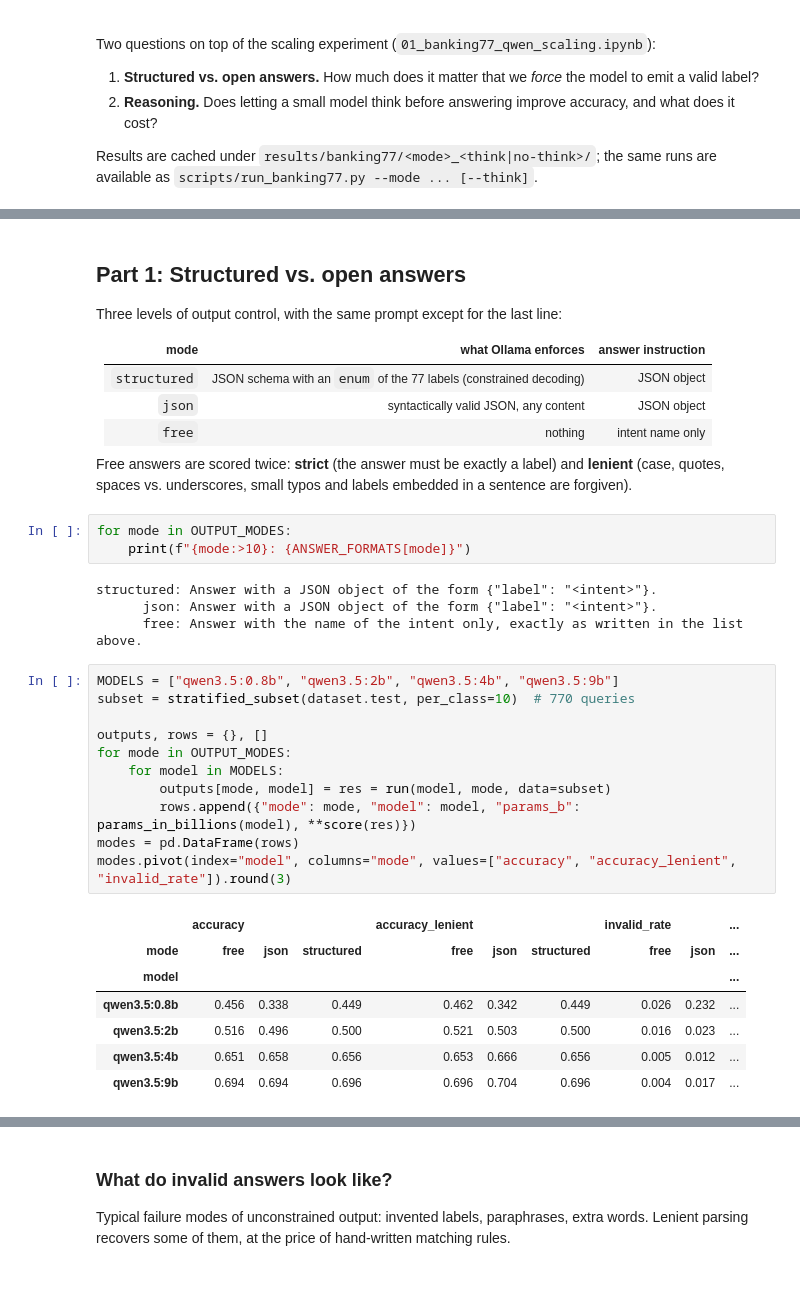
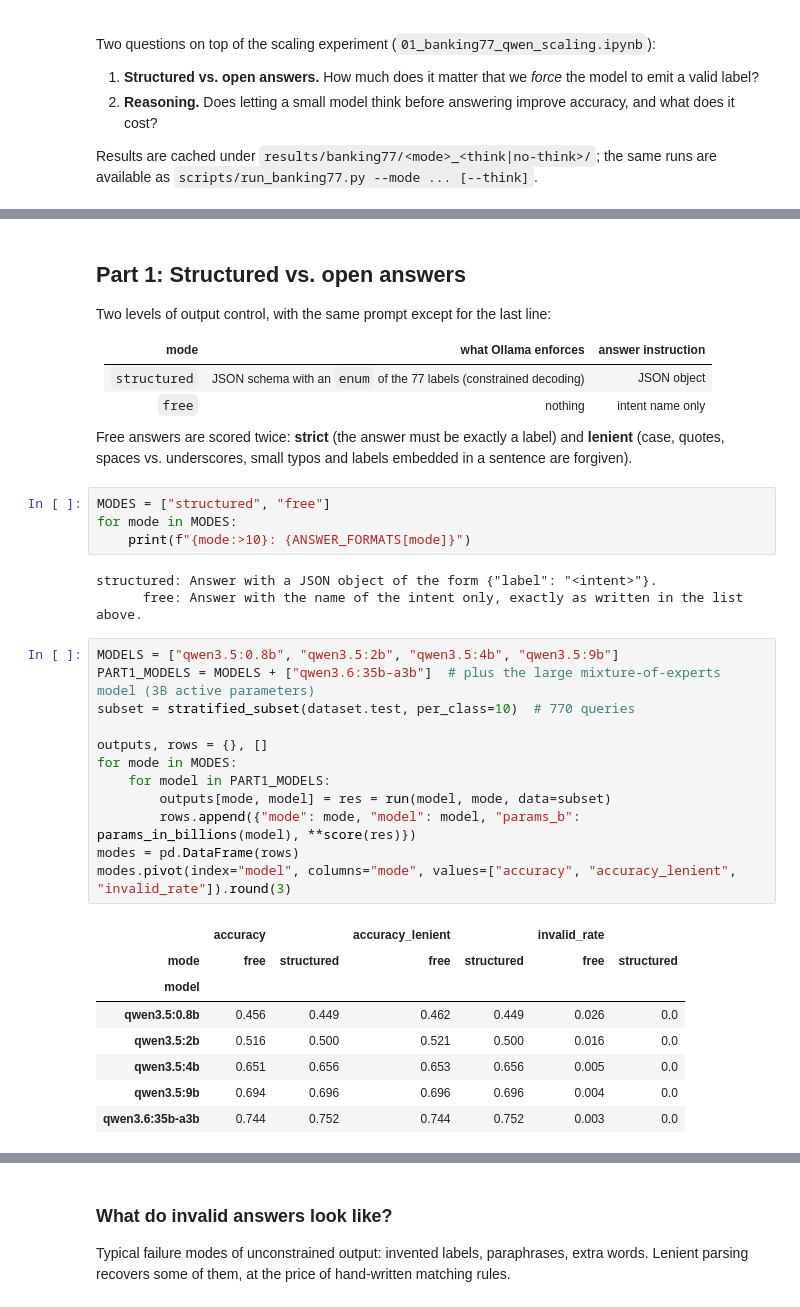
Before and after one commit to Erechtheus/small-language-models, a Jupyter notebook: notebooks/02_banking77_output_control_and_reasoning.ipynb, the cells around one changed output, grey strips where cells are left out. Saved outputs shown, nothing was run; the diff lists cells and outputs as text.

```diff
--- a/notebooks/02_banking77_output_control_and_reasoning.ipynb
+++ b/notebooks/02_banking77_output_control_and_reasoning.ipynb
@@ -39,41 +39,42 @@ def style(ax, title):
 # %% [markdown]
 ## Part 1: Structured vs. open answers
 
-Three levels of output control, with the same prompt except for the last line:
+Two levels of output control, with the same prompt except for the last line:
 
 | mode | what Ollama enforces | answer instruction |
 |---|---|---|
 | `structured` | JSON schema with an `enum` of the 77 labels (constrained decoding) | JSON object |
-| `json` | syntactically valid JSON, any content | JSON object |
 | `free` | nothing | intent name only |
 
 Free answers are scored twice: **strict** (the answer must be exactly a label) and **lenient**
 (case, quotes, spaces vs. underscores, small typos and labels embedded in a sentence are forgiven).
 # %%
-for mode in OUTPUT_MODES:
+MODES = ["structured", "free"]
+for mode in MODES:
     print(f"{mode:>10}: {ANSWER_FORMATS[mode]}")
 # %% [output]
 structured: Answer with a JSON object of the form {"label": "<intent>"}.
-      json: Answer with a JSON object of the form {"label": "<intent>"}.
       free: Answer with the name of the intent only, exactly as written in the list above.
 # %%
 MODELS = ["qwen3.5:0.8b", "qwen3.5:2b", "qwen3.5:4b", "qwen3.5:9b"]
+PART1_MODELS = MODELS + ["qwen3.6:35b-a3b"]  # plus the large mixture-of-experts model (3B active parameters)
 subset = stratified_subset(dataset.test, per_class=10)  # 770 queries
 
 outputs, rows = {}, []
-for mode in OUTPUT_MODES:
-    for model in MODELS:
+for mode in MODES:
+    for model in PART1_MODELS:
         outputs[mode, model] = res = run(model, mode, data=subset)
         rows.append({"mode": mode, "model": model, "params_b": params_in_billions(model), **score(res)})
 modes = pd.DataFrame(rows)
 modes.pivot(index="model", columns="mode", values=["accuracy", "accuracy_lenient", "invalid_rate"]).round(3)
 # %% [output]
-|  | accuracy |  |  | accuracy_lenient |  |  | invalid_rate |  | ... |
-| mode | free | json | structured | free | json | structured | free | json | ... |
-| model |  |  |  |  |  |  |  |  | ... |
-| qwen3.5:0.8b | 0.456 | 0.338 | 0.449 | 0.462 | 0.342 | 0.449 | 0.026 | 0.232 | ... |
-| qwen3.5:2b | 0.516 | 0.496 | 0.500 | 0.521 | 0.503 | 0.500 | 0.016 | 0.023 | ... |
-| qwen3.5:4b | 0.651 | 0.658 | 0.656 | 0.653 | 0.666 | 0.656 | 0.005 | 0.012 | ... |
-| qwen3.5:9b | 0.694 | 0.694 | 0.696 | 0.696 | 0.704 | 0.696 | 0.004 | 0.017 | ... |
+|  | accuracy |  | accuracy_lenient |  | invalid_rate |  |
+| mode | free | structured | free | structured | free | structured |
+| model |  |  |  |  |  |  |
+| qwen3.5:0.8b | 0.456 | 0.449 | 0.462 | 0.449 | 0.026 | 0.0 |
+| qwen3.5:2b | 0.516 | 0.500 | 0.521 | 0.500 | 0.016 | 0.0 |
+| qwen3.5:4b | 0.651 | 0.656 | 0.653 | 0.656 | 0.005 | 0.0 |
+| qwen3.5:9b | 0.694 | 0.696 | 0.696 | 0.696 | 0.004 | 0.0 |
+| qwen3.6:35b-a3b | 0.744 | 0.752 | 0.744 | 0.752 | 0.003 | 0.0 |
 # %%
 fig, axes = plt.subplots(1, 2, figsize=(11, 4))
```
Also changed, not shown: parts of 8 cells of this notebook, 6 other files.
